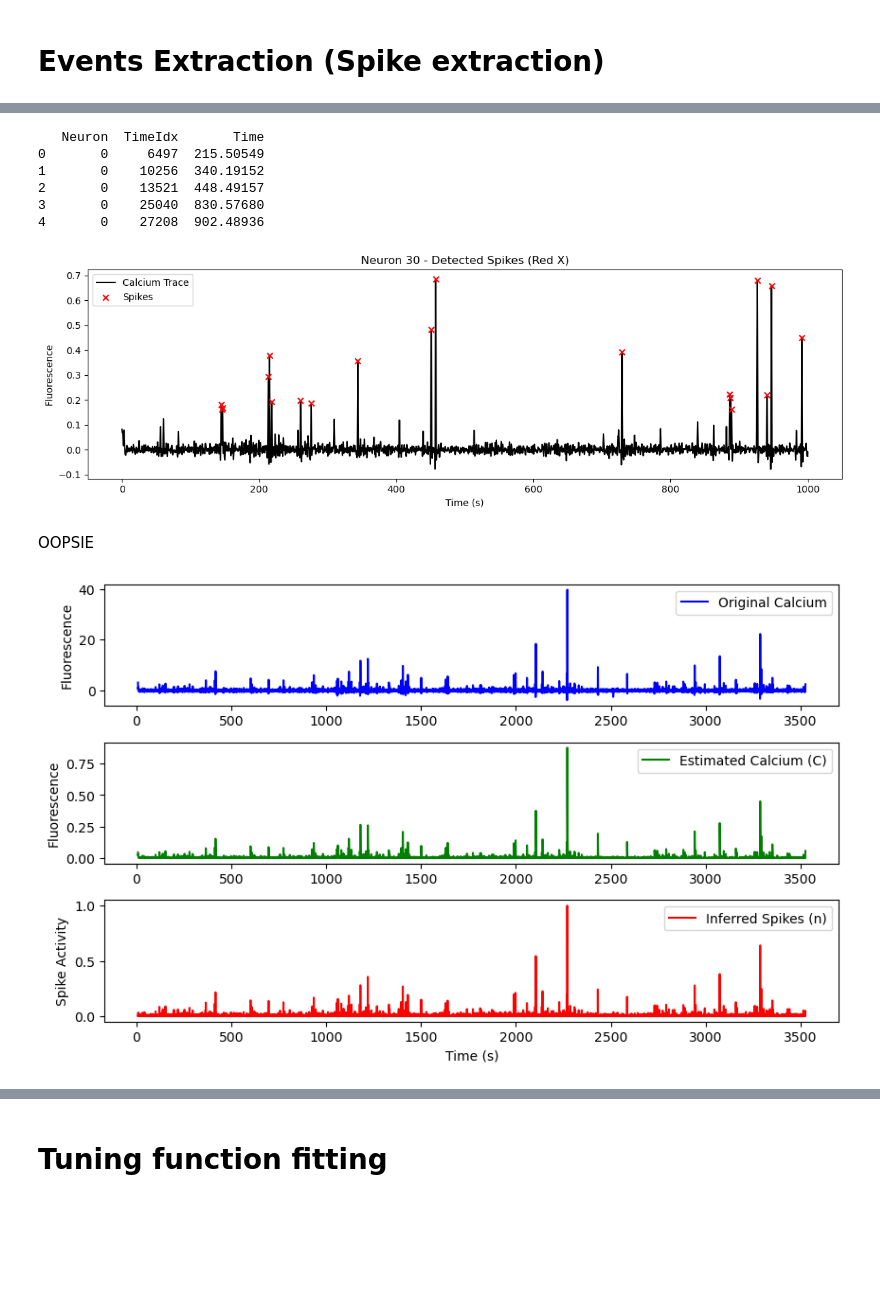
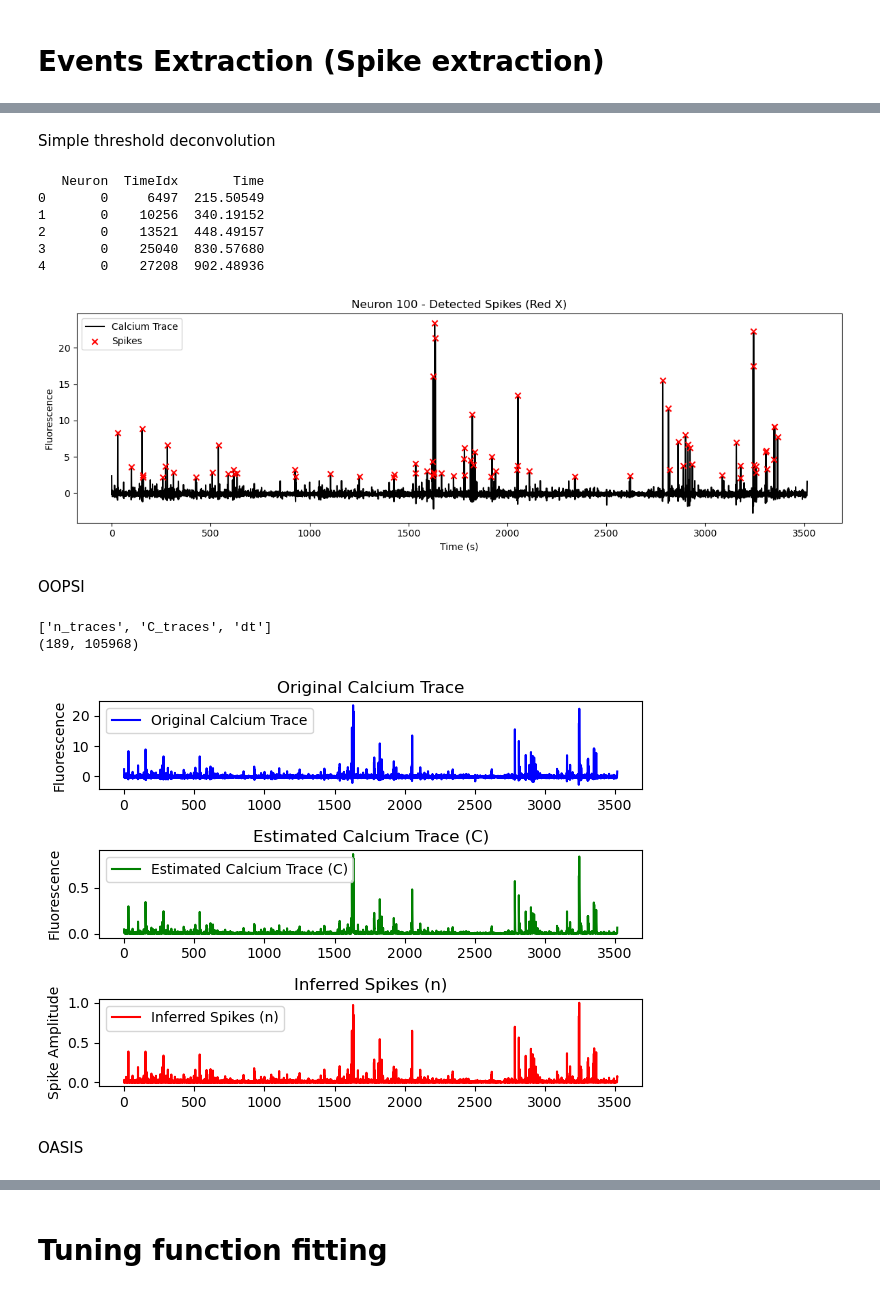
Before and after one commit to luciaganton/Neural-Data-Science, a Jupyter notebook: practical02_colab.ipynb, the cells around one changed output, grey strips where cells are left out. Saved outputs shown, nothing was run; the diff lists cells and outputs as text; code cells hidden in the pictures; blank space fills up the shorter version.

```diff
--- a/practical02_colab.ipynb
+++ b/practical02_colab.ipynb
@@ -96,7 +91,8 @@ def print_info(data):
     print("\n".join(l) + "\n")
 
 
-path = os.getcwd()
+path = "/content/drive/MyDrive/neuraldatascience/Final_project"
+path = "/Users/34600/OneDrive/Escritorio/CN TU/summer 25/Neural Data/final project"
 data = load_data(path)
 
 print("Overview of the data")
@@ -550,3 +553,5 @@ plt.plot(activity_trace[100, :], alpha=0.5)
+# %% [markdown]
+Simple threshold deconvolution
 # %%
 # Simple threshold-based method
 
@@ -660,13 +665,13 @@ def plot_detected_spikes(trace, spike_idxs, fs=30, neuron_id="neuron_id", window
     plt.show()
 
 
-neuron_id = 30
-trace = filtered_trace[neuron_id]
+neuron_id = 100
+normalized_trace_plot = normalized_trace[neuron_id]
 spike_idxs = spikes_custom[spikes_custom["Neuron"] == neuron_id]["TimeIdx"].values
 
-plot_detected_spikes(trace, spike_idxs, fs=fs, neuron_id=neuron_id, window=(0, 1000))
+plot_detected_spikes(normalized_trace_plot, spike_idxs, fs=fs, neuron_id=neuron_id)
 # %% [output]
-[figure, old version]
+[figure, new version]
-# %% [markdown]
-OOPSIE
+# %% [markdown]
+OOPSI
 # %%
@@ -698,41 +721,48 @@ n, C = oopsi.fast(example_neuron, dt=1 / fs, iter_max=100, update=True)
+# %%
+# Load oopsie data
+
+data = np.load("oopsi_results.npz")
+
+print(data.files)
+
+n_traces = data["n_traces"]
+C_traces = data["C_traces"]
+
+print(n_traces.shape)
+# %% [output]
+['n_traces', 'C_traces', 'dt']
+(189, 105968)
 # %%
-# Plot oopsi results
+# Plot oopsi result for example neuron
 
-# def plot_oopsi_results(filtered_trace, n_traces, C_traces, neuron_idx, fs=30):
-#    """
-#   Plot the original trace, estimated calcium, and inferred spikes for a given neuron.
-#
-#    Parameters:
-#        filtered_trace: 2D array of shape (neurons, time)
-#        n_traces: inferred spikes (same shape)
-#        C_traces: estimated calcium (same shape)
-#        neuron_idx: index of the neuron to plot
-#        fs: sampling frequency (Hz)
-#    """
-# t = np.arange(filtered_trace.shape[1]) / fs  # time vector in seconds
+t = np.arange(len(normalized_trace_plot)) / fs
 
 fig, axs = plt.subplots(
-    3, 1, figsize=(10, 6), height_ratios=[1, 1, 1], gridspec_kw=dict(hspace=0.3)
+    3, 1, figsize=(7, 5), height_ratios=[1, 1, 1], gridspec_kw=dict(hspace=0.7)
 )
 
-# Plot 1: Original Calcium Trace
-axs[0].plot(time, example_neuron, label="Original Calcium", color="blue")
+# Original Calcium Trace
+axs[0].plot(t, normalized_trace_plot, label="Original Calcium Trace", color="blue")
 axs[0].set_ylabel("Fluorescence")
-axs[0].legend(loc="upper right")
-# axs[0].set_title(f"Neuron {neuron_idx} - OOPSI Results")
+axs[0].set_title("Original Calcium Trace")
+axs[0].legend(loc="best")
 
-# Plot 2: Estimated Calcium
-axs[1].plot(time, C, label="Estimated Calcium (C)", color="green")
+# Estimated Calcium Trace (C)
+axs[1].plot(t, C_traces[neuron_id], label="Estimated Calcium Trace (C)", color="green")
 axs[1].set_ylabel("Fluorescence")
-axs[1].legend(loc="upper right")
+axs[1].set_title("Estimated Calcium Trace (C)")
+axs[1].legend(loc="best")
 
-# Plot 3: Inferred Spikes
-axs[2].plot(time, n, label="Inferred Spikes (n)", color="red")
-axs[2].set_ylabel("Spike Activity")
-axs[2].set_xlabel("Time (s)")
-axs[2].legend(loc="upper right")
+# Inferred Spikes (n)
+axs[2].plot(t, n_traces[neuron_id], label="Inferred Spikes (n)", color="red")
+axs[2].set_ylabel("Spike Amplitude")
+axs[2].set_title("Inferred Spikes (n)")
+axs[2].legend(loc="best")
 
+# Show the plots
 plt.tight_layout()
 plt.show()
 # %% [output]
-[figure, old version]
+[figure, new version]
+# %% [markdown]
+OASIS
```
Also changed, not shown: parts of 47 cells of this notebook.
